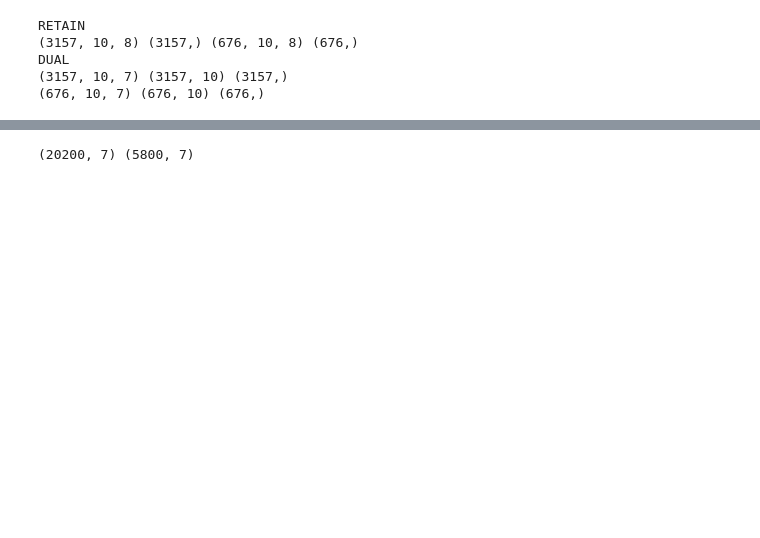
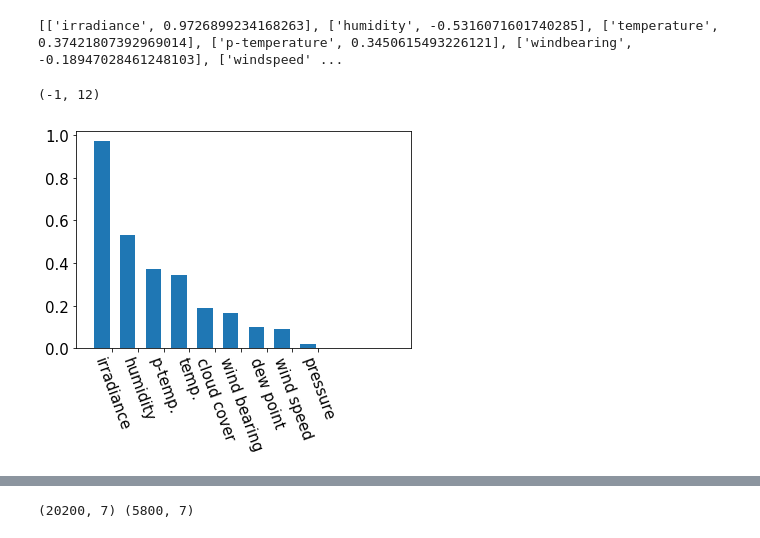
Before and after one commit to weilai0980/tsRNN, a Jupyter notebook: forecasting/data_prep.ipynb, the cells around one changed output, grey strips where cells are left out. Drawn from its saved outputs; the diff is of its cells as text; code cells hidden in the pictures; blank space fills up the shorter version.

```diff
--- a/forecasting/data_prep.ipynb
+++ b/forecasting/data_prep.ipynb
@@ -306,25 +186,36 @@ None
-# %%
-x_train.dump("../../dataset/dataset_ts/plant_xtrain.dat")
-y_train.dump("../../dataset/dataset_ts/plant_ytrain.dat")
-x_test.dump("../../dataset/dataset_ts/plant_xtest.dat")
-y_test.dump("../../dataset/dataset_ts/plant_ytest.dat")
-
-# prepare data for baselines
-files = ["../../dataset/dataset_ts/plant_xtrain.dat", "../../dataset/dataset_ts/plant_xtest.dat",
-         "../../dataset/dataset_ts/plant_ytrain.dat",  "../../dataset/dataset_ts/plant_ytest.dat"]
-
-print 'RETAIN'
-prepare_train_test_RETAIN(files, "../../dataset/dataset_ts/data_to_share/", "plant")
-
-
-print 'DUAL'
-
-prepare_train_test_DualRNN(x_train, y_train, x_test, y_test, \
-                           "../../dataset/dataset_ts/data_to_share/", "plant", \
-                           para_win_size, para_is_stateful, False)
-# %% [output]
-RETAIN
-(3157, 10, 8) (3157,) (676, 10, 8) (676,)
-DUAL
-(3157, 10, 7) (3157, 10) (3157,)
-(676, 10, 7) (676, 10) (676,)
+# %%
+split_idx = int(0.8*dta_df.shape[0])
+para_train_range = (1000, 5400)
+para_test_range  = (5400, 6954)
+
+corre_list = []
+target_col = 'power'
+
+corre_df = smooth_stat_df.iloc[1000: 5400]
+
+for i in corre_df.columns:
+
+    if i != target_col:
+
+        tmpcorre = np.corrcoef(list(corre_df[target_col]), list(corre_df[i]))[0,1]
+        corre_list.append([i, tmpcorre])
+
+sort_list = sorted(corre_list, key =  lambda x:abs(x[1]), reverse = True)
+print sort_list
+
+xlabel = [i[0] for i in sort_list]
+x = range(len(sort_list))
+y = [abs(i[1]) for i in sort_list]
+
+fig, ax = plt.subplots( )
+ax.bar(x, y, width = 0.6);
+
+xlabel = ['irradiance','humidity','p-temp.','temp.','cloud cover',\
+          'wind bearing','dew point','wind speed','pressure']
+# ax.set_xticklabels( xlabel )
+plt.xticks( [i + 0.4 for i in x], xlabel, rotation = -70);
+ax.set_xlim(-1, 12)
+# %% [output]
+[['irradiance', 0.9726899234168263], ['humidity', -0.5316071601740285], ['temperature', 0.37421807392969014], ['p-temperature', 0.3450615493226121], ['windbearing', -0.18947028461248103], ['windspeed' ...
+(-1, 12)
+[figure, added]
```
Also changed, not shown: parts of 23 cells of this notebook, 34 other files.
